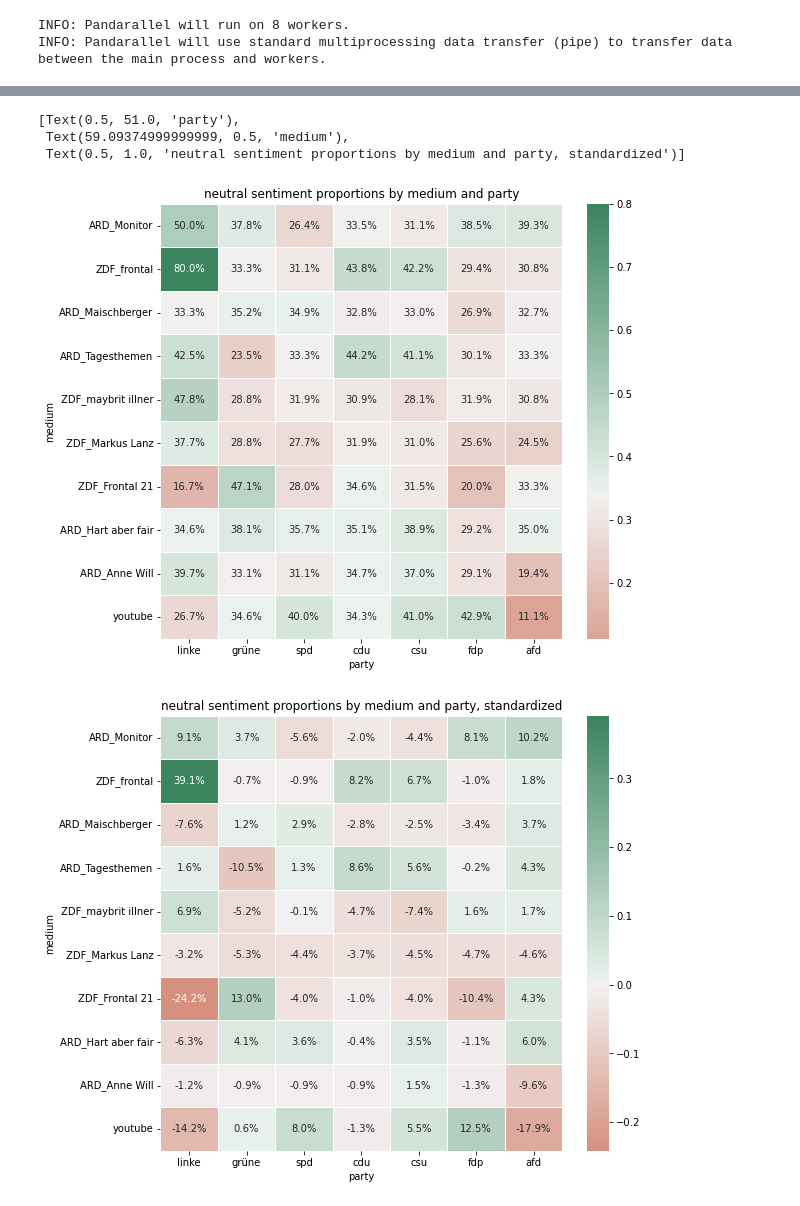
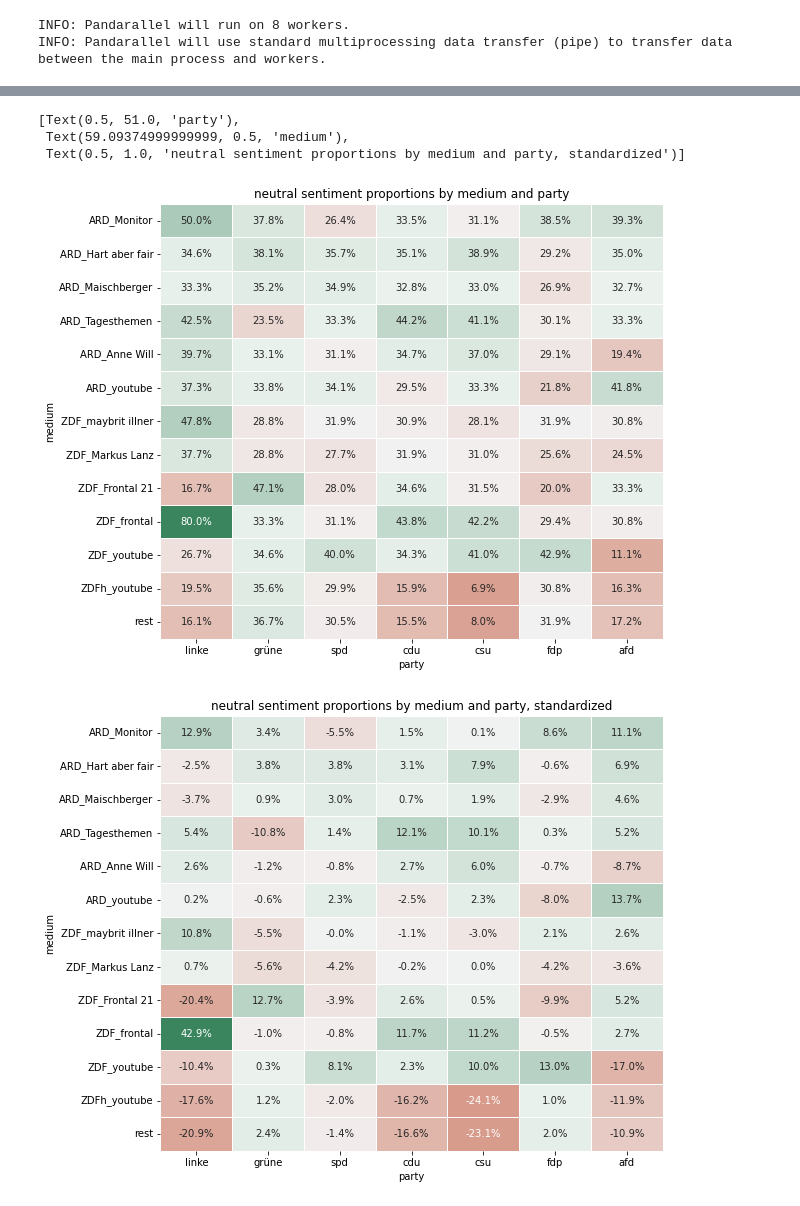
Before and after one commit to haukesteffen/media_bias_video_journalism, a Jupyter notebook: src/sentiment_tests.ipynb, the cells around one changed output, grey strips where cells are left out. Saved outputs shown, nothing was run; the diff lists cells and outputs as text; code cells hidden in the pictures.

Commit message:
Added pdf plots, included ZDFheute and non-public-broadcast data

```diff
--- a/src/sentiment_tests.ipynb
+++ b/src/sentiment_tests.ipynb
@@ -92,20 +112,33 @@ def standardize_df(input_df):
         df[party] -= df[party].mean()
     return df.round(3)
 # %%
-skip_computation = False
+skip_computation = True
 
 zdf_df = pd.read_pickle('../data/youtube_data.pkl')
 zdf_df = zdf_df[zdf_df['medium'] == 'ZDF']
 zdf_df['medium'] = 'ZDF_youtube'
 
+zdfh_df = pd.read_pickle('../data/youtube_data.pkl')
+zdfh_df = zdfh_df[zdfh_df['medium'] == 'ZDFheute Nachrichten']
+zdfh_df['medium'] = 'ZDFh_youtube'
+
 ard_df = pd.read_pickle('../data/youtube_data.pkl')
 ard_df = ard_df[ard_df['medium'] == 'ARD']
 ard_df['medium'] = 'ARD_youtube'
 
+#rest_df = pd.read_pickle('../data/topics_combined.pkl')
+rest_df = pd.read_pickle('../data/youtube_data.pkl')
+rest_df = rest_df[rest_df['medium'] != 'ARD']
+rest_df = rest_df[rest_df['medium'] != 'ZDF']
+rest_df = rest_df[rest_df['medium'] != 'ZDFheute Nachrichten']
+rest_df['medium'] = 'rest'
+
 df = pd.read_pickle('../data/mediathek_data.pkl')
 df['medium'] = df['medium']+'_'+df['id']
 df = pd.concat([df, zdf_df])
+df = pd.concat([df, zdfh_df])
 df = pd.concat([df, ard_df])
+df = pd.concat([df, rest_df])
 for party in search_terms.keys():
     df['contains_'+party] = [False for _ in range(len(df.index))]
     for term in search_terms[party]:
@@ -264,0 +178,12 @@ To disable this warning, you can either:
+# %%
+'''pos_counts_df = pd.read_pickle('../data/sentiment/pos_counts_mediathek_df.pkl')
+
+pos_counts_zdfheute = pd.read_pickle('../data/sentiment/pos_counts_df.pkl').loc[['ZDFheute Nachrichten']].rename({'ZDFheute Nachrichten':'ZDFh_youtube'})
+pos_counts_df = pd.concat([pos_counts_df, pos_counts_zdfheute])
+
+pos_counts_yt = pd.read_pickle('../data/sentiment/pos_counts_df.pkl')
+pos_counts_yt = pos_counts_yt[pos_counts_yt.index != 'ARD']
+pos_counts_yt = pos_counts_yt[pos_counts_yt.index != 'ZDF']
+pos_counts_yt = pos_counts_yt[pos_counts_yt.index != 'ZDFheute Nachrichten']
+pos_counts_yt = pd.DataFrame({'rest': pos_counts_yt.sum(axis=0)}).transpose()
+pos_counts_df = pd.concat([pos_counts_df, pos_counts_yt])'''
@@ -333,37 +260,37 @@ for party in search_terms.keys():
     temp_df = extract_mention_df(party)['medium'].value_counts().to_dict()
     for medium in media:
         neu.loc[medium, party] /= temp_df[medium]
 
 f, ax = plt.subplots(figsize=(9, 8))
-sns.heatmap(neu, annot=True, linewidths=.5, ax=ax, fmt=".1%", center=np.nanmean(neu), cmap=sns.diverging_palette(145, 20, as_cmap=True).reversed())
+sns.heatmap(neu, annot=True, linewidths=.5, ax=ax, fmt=".1%", center=np.nanmean(neu), cmap=sns.diverging_palette(145, 20, as_cmap=True).reversed(), cbar=False)
 ax.set(xlabel='party', ylabel='medium', title='neutral sentiment proportions by medium and party')
 
 f, ax = plt.subplots(figsize=(9, 8))
-sns.heatmap(standardize_df(neu), annot=True, linewidths=.5, ax=ax, fmt=".1%", center=np.nanmean(standardize_df(neu)), cmap=sns.diverging_palette(145, 20, as_cmap=True).reversed())
+sns.heatmap(standardize_df(neu), annot=True, linewidths=.5, ax=ax, fmt=".1%", center=np.nanmean(standardize_df(neu)), cmap=sns.diverging_palette(145, 20, as_cmap=True).reversed(), cbar=False)
 ax.set(xlabel='party', ylabel='medium', title='neutral sentiment proportions by medium and party, standardized')
 # %% [output]
 huggingface/tokenizers: The current process just got forked, after parallelism has already been used. Disabling parallelism to avoid deadlocks...
 To disable this warning, you can either:
         - Avoid using `tokenizers` before the fork if possible
         - Explicitly set the environment variable TOKENIZERS_PARALLELISM=(true | false)
 huggingface/tokenizers: The current process just got forked, after parallelism has already been used. Disabling parallelism to avoid deadlocks...
 To disable this warning, you can either:
         - Avoid using `tokenizers` before the fork if possible
         - Explicitly set the environment variable TOKENIZERS_PARALLELISM=(true | false)
 huggingface/tokenizers: The current process just got forked, after parallelism has already been used. Disabling parallelism to avoid deadlocks...
 To disable this warning, you can either:
         - Avoid using `tokenizers` before the fork if possible
         - Explicitly set the environment variable TOKENIZERS_PARALLELISM=(true | false)
 ... (236 lines left out)
 huggingface/tokenizers: The current process just got forked, after parallelism has already been used. Disabling parallelism to avoid deadlocks...
 To disable this warning, you can either:
         - Avoid using `tokenizers` before the fork if possible
         - Explicitly set the environment variable TOKENIZERS_PARALLELISM=(true | false)
 [Text(0.5, 51.0, 'party'),
  Text(59.09374999999999, 0.5, 'medium'),
  Text(0.5, 1.0, 'neutral sentiment proportions by medium and party, standardized')]
-[figure, old version]
+[figure, new version]
-[figure, old version]
+[figure, new version]
 # %%
 # NEUTRAL SENTIMENT
 # Party &       Linke &         Grüne &         SPD &       CDU &       CSU &       FDP &            AfD\\
```
Also changed, not shown: parts of 8 cells of this notebook, 5 other files.
